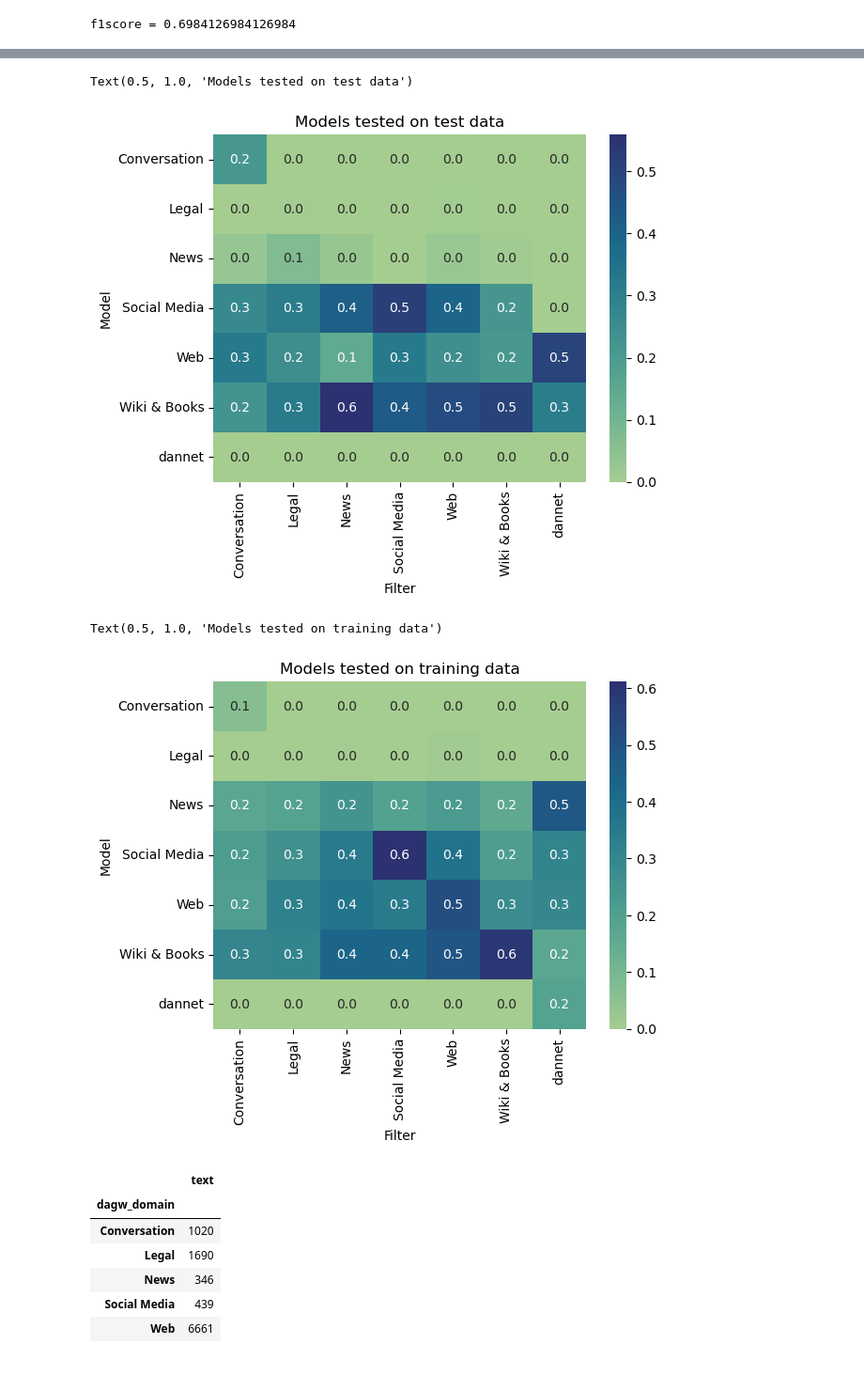
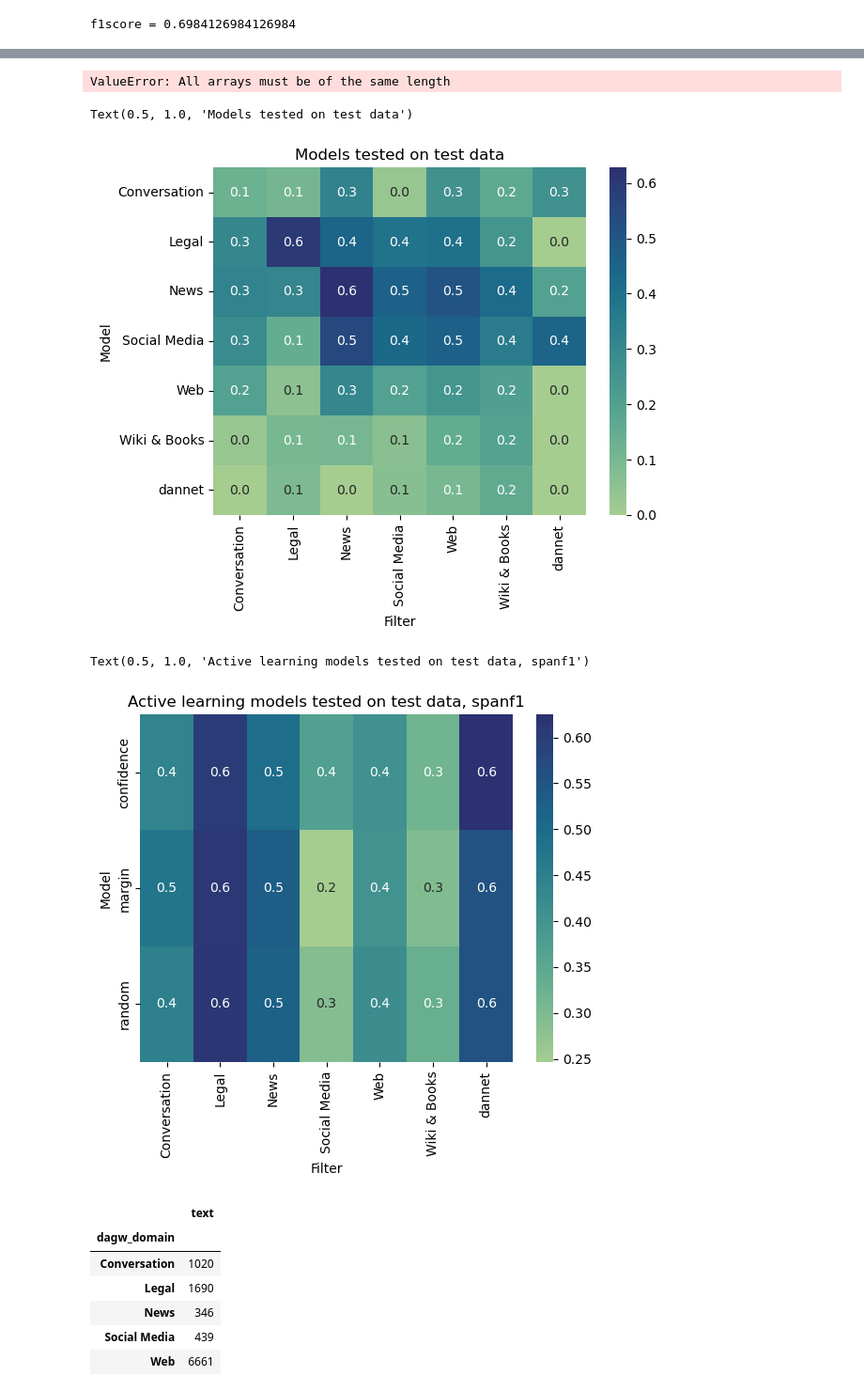
Before and after one commit to krusand/CrossNER-Active-Learning, a Jupyter notebook: spanf1.ipynb, the cells around one changed output, grey strips where cells are left out. Shown at 94% size. Drawn from its saved outputs; the diff is of its cells as text; code cells hidden in the pictures.

```diff
--- a/spanf1.ipynb
+++ b/spanf1.ipynb
@@ -72,9 +72,16 @@ Some weights of BertForTokenClassification were not initialized from the model c
 You should probably TRAIN this model on a down-stream task to be able to use it for predictions and inference.
 f1score = 0.6984126984126984
 # %%
+import pandas as pd
+models_and_filters = ['Social Media','News','Web','Conversation','Wiki & Books','Legal','dannet']
 
-with open("f1scores.pkl", "rb") as fp:
+with open("f1scores_new_models.pkl", "rb") as fp:
     f1_scores_load = pickle.load(fp)
 
-with open("f1scores_training_data.pkl", "rb") as fp:
-    f1_scores_training_data_load = pickle.load(fp)
+with open("f1scores_active_learning.pkl", "rb") as fp:
+    f1scores_active_learning = pickle.load(fp)
+
+with open("jaccard.pkl", "rb") as fp:
+    jaccard = pickle.load(fp)
+
+jaccard
@@ -81,3 +106,15 @@ with open("f1scores_training_data.pkl", "rb") as fp:
+# %%
+dfs = []
+
+for model_type in models_and_filters:
+    dfs.append(pd.DataFrame({'Model': [model_type]*7,
+                'Filter': f1_scores_load[model_type].keys(),
+                'F1_scores': f1_scores_load[model_type].values(),
+                "Jaccard": jaccard[model_type].values()}))
+
+pd.concat(dfs)
+# %% [output]
+ValueError: All arrays must be of the same length
 # %%
 import pandas as pd
 import seaborn as sns
@@ -96,26 +133,29 @@ sns.heatmap(f1_df,annot=True, fmt='.1f',cmap=sns.color_palette("crest", as_cmap=
 plt.title("Models tested on test data")
 # %% [output]
 Text(0.5, 1.0, 'Models tested on test data')
-[figure, old version]
+[figure, new version]
 # %%
 import pandas as pd
 import seaborn as sns
 import matplotlib.pyplot as plt
 dfs = []
 
-for model_type in models_and_filters:
+models = ["random", "confidence", "margin"]
+filters = ['Social Media','News','Web','Conversation','Wiki & Books','Legal','dannet']
+
+for model_type in models:
     dfs.append(pd.DataFrame({'Model': [model_type]*7,
-                'Filter': f1_scores_training_data_load[model_type].keys(),
-                'F1_scores': f1_scores_training_data_load[model_type].values()}))
+                'Filter': f1scores_active_learning[model_type].keys(),
+                'F1_scores': f1scores_active_learning[model_type].values()}))
 
 f1_df = pd.concat(dfs).pivot(index="Model", columns="Filter", values="F1_scores")
 
 
 sns.heatmap(f1_df,annot=True, fmt='.1f',cmap=sns.color_palette("crest", as_cmap=True))
-plt.title("Models tested on training data")
+plt.title("Active learning models tested on test data, spanf1")
 # %% [output]
-Text(0.5, 1.0, 'Models tested on training data')
+Text(0.5, 1.0, 'Active learning models tested on test data, spanf1')
-[figure, old version]
+[figure, new version]
 # %%
 train = nu.readDataset(train_path)
 train.groupby("dagw_domain").count()[["text"]]
```
Also changed, not shown: parts of 1 cell of this notebook, 11 other files.
